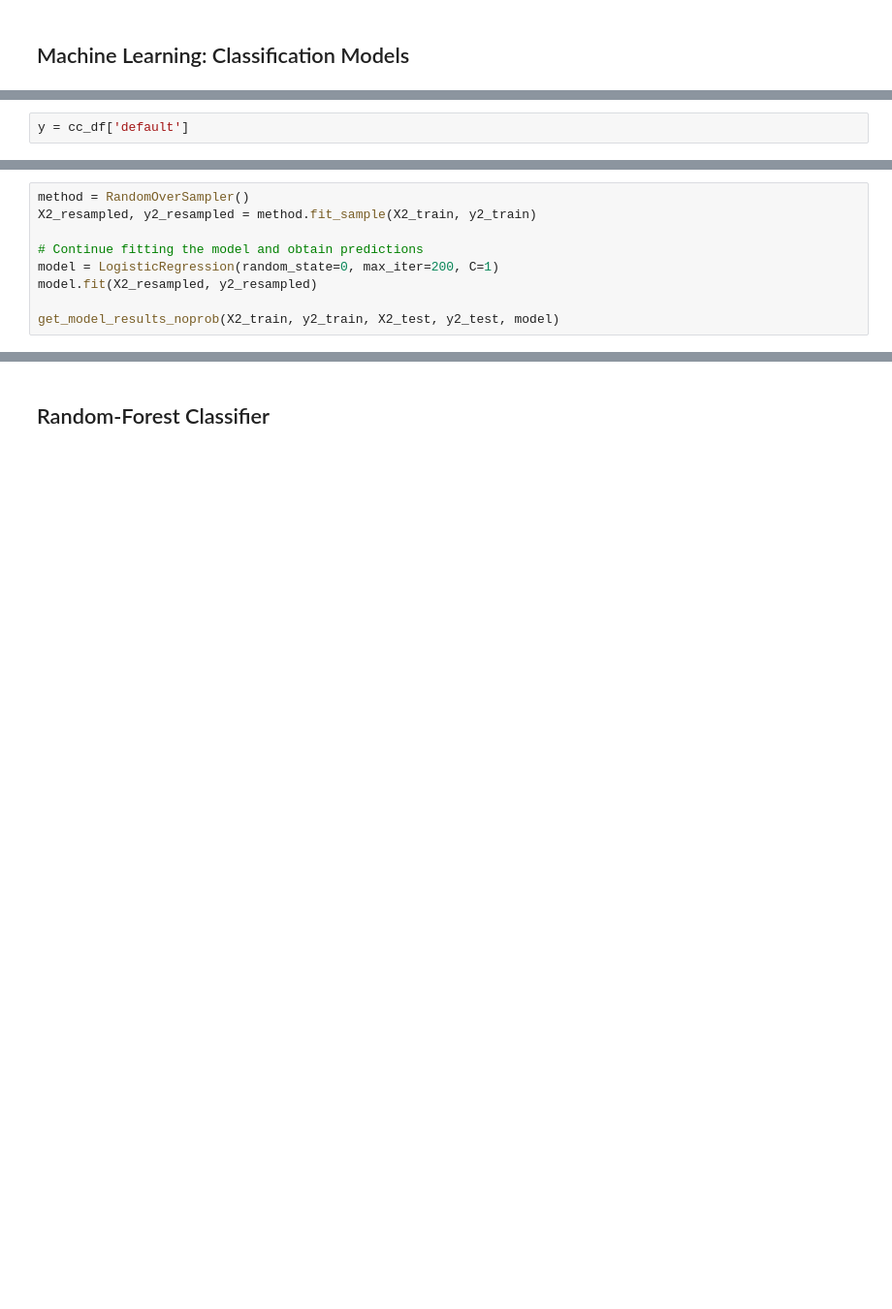
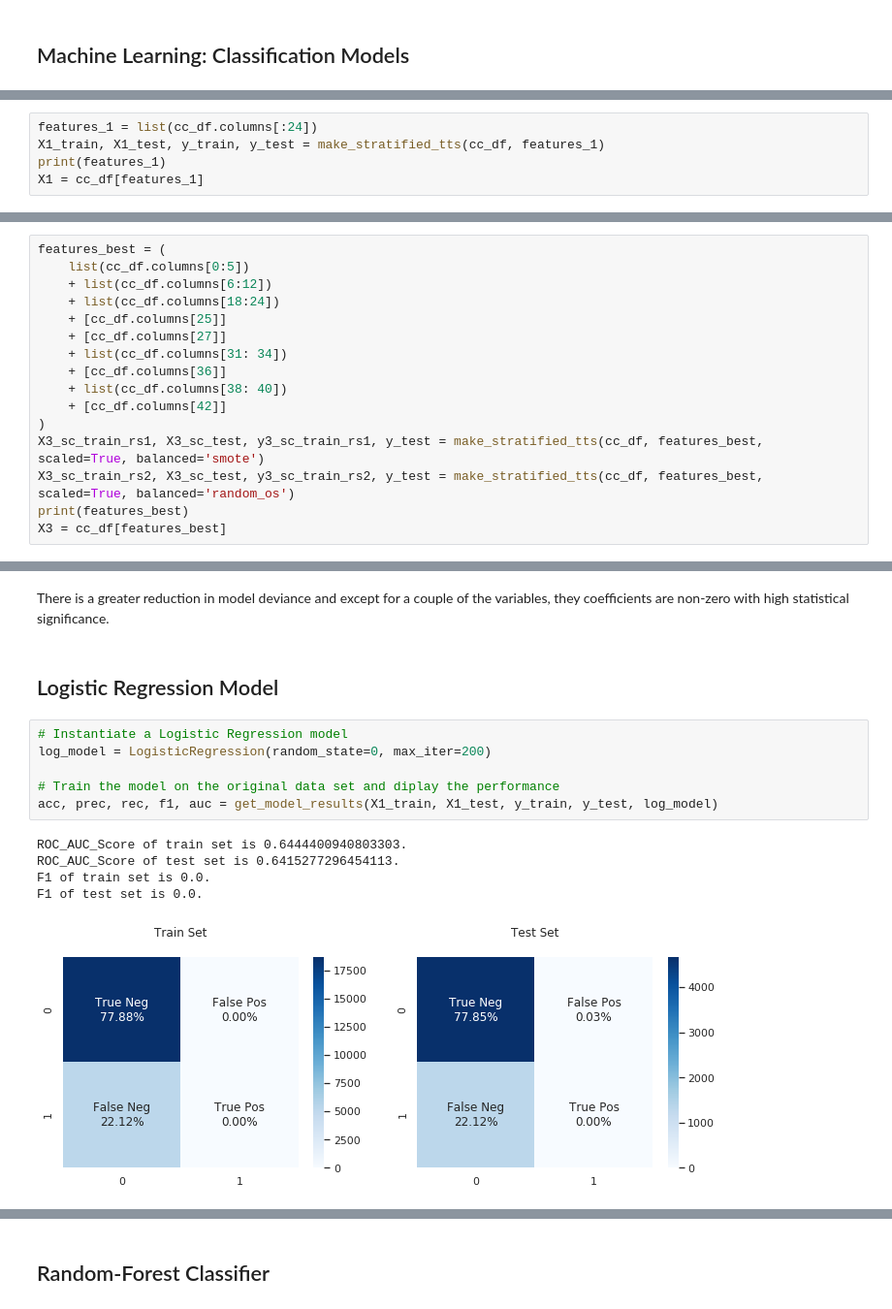
Before and after one commit to shuvrag/UCI_credit_card_default, a Jupyter notebook: uci_credit_card_default.ipynb, the cells around one changed output, grey strips where cells are left out. Shown at 97% size. Saved outputs shown, nothing was run; the diff lists cells and outputs as text; blank space fills up the shorter version.

```diff
--- a/uci_credit_card_default.ipynb
+++ b/uci_credit_card_default.ipynb
@@ -769,2 +733,0 @@ cc_df = pd.concat([left, marriage, right], axis=1)
-# %%
-y = cc_df['default']
@@ -1003,9 +733,0 @@ weighted avg       0.80      0.82      0.79      6000
-# %%
-method = RandomOverSampler()
-X2_resampled, y2_resampled = method.fit_sample(X2_train, y2_train)
-
-# Continue fitting the model and obtain predictions
-model = LogisticRegression(random_state=0, max_iter=200, C=1)
-model.fit(X2_resampled, y2_resampled)
-
-get_model_results_noprob(X2_train, y2_train, X2_test, y2_test, model)
@@ -1257,0 +772,5 @@ weighted avg       0.80      0.82      0.79      6000
+# %%
+features_1 = list(cc_df.columns[:24])
+X1_train, X1_test, y_train, y_test = make_stratified_tts(cc_df, features_1)
+print(features_1)
+X1 = cc_df[features_1]
@@ -1257,0 +781,16 @@ weighted avg       0.80      0.82      0.79      6000
+# %%
+features_best = (
+    list(cc_df.columns[0:5])
+    + list(cc_df.columns[6:12])
+    + list(cc_df.columns[18:24])
+    + [cc_df.columns[25]]
+    + [cc_df.columns[27]]
+    + list(cc_df.columns[31: 34])
+    + [cc_df.columns[36]]
+    + list(cc_df.columns[38: 40])
+    + [cc_df.columns[42]]
+)
+X3_sc_train_rs1, X3_sc_test, y3_sc_train_rs1, y_test = make_stratified_tts(cc_df, features_best, scaled=True, balanced='smote')
+X3_sc_train_rs2, X3_sc_test, y3_sc_train_rs2, y_test = make_stratified_tts(cc_df, features_best, scaled=True, balanced='random_os')
+print(features_best)
+X3 = cc_df[features_best]
@@ -1257,0 +1084,17 @@ weighted avg       0.80      0.82      0.79      6000
+# %% [markdown]
+There is a greater reduction in model deviance and except for a couple of the variables, they coefficients are non-zero with high statistical significance.
+# %% [markdown]
+<a id='lr'></a>
+## Logistic Regression Model<br>
+# %%
+# Instantiate a Logistic Regression model
+log_model = LogisticRegression(random_state=0, max_iter=200)
+
+# Train the model on the original data set and diplay the performance
+acc, prec, rec, f1, auc = get_model_results(X1_train, X1_test, y_train, y_test, log_model)
+# %% [output]
+ROC_AUC_Score of train set is 0.6444400940803303.
+ROC_AUC_Score of test set is 0.6415277296454113.
+F1 of train set is 0.0.
+F1 of test set is 0.0.
+[figure, added]
```
Also changed, not shown: parts of 87 cells of this notebook.
